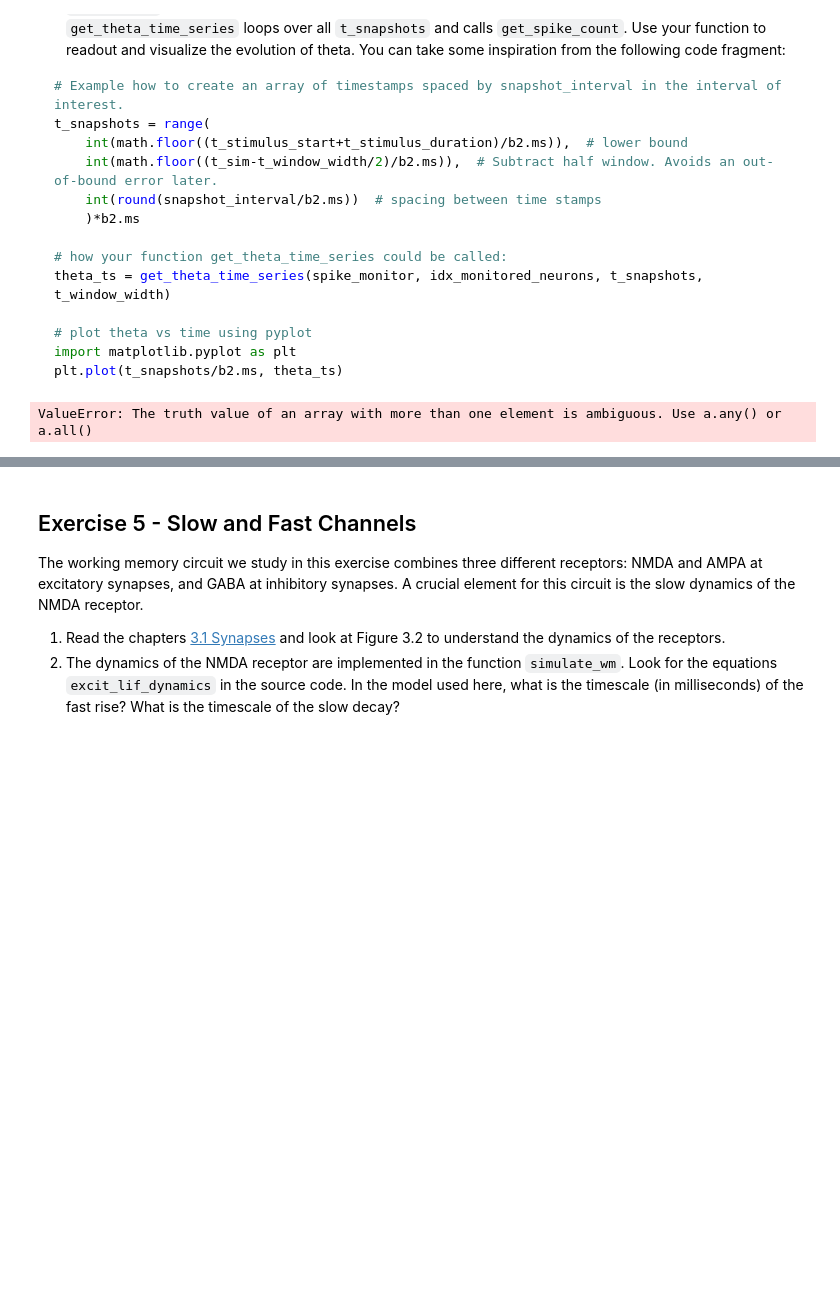
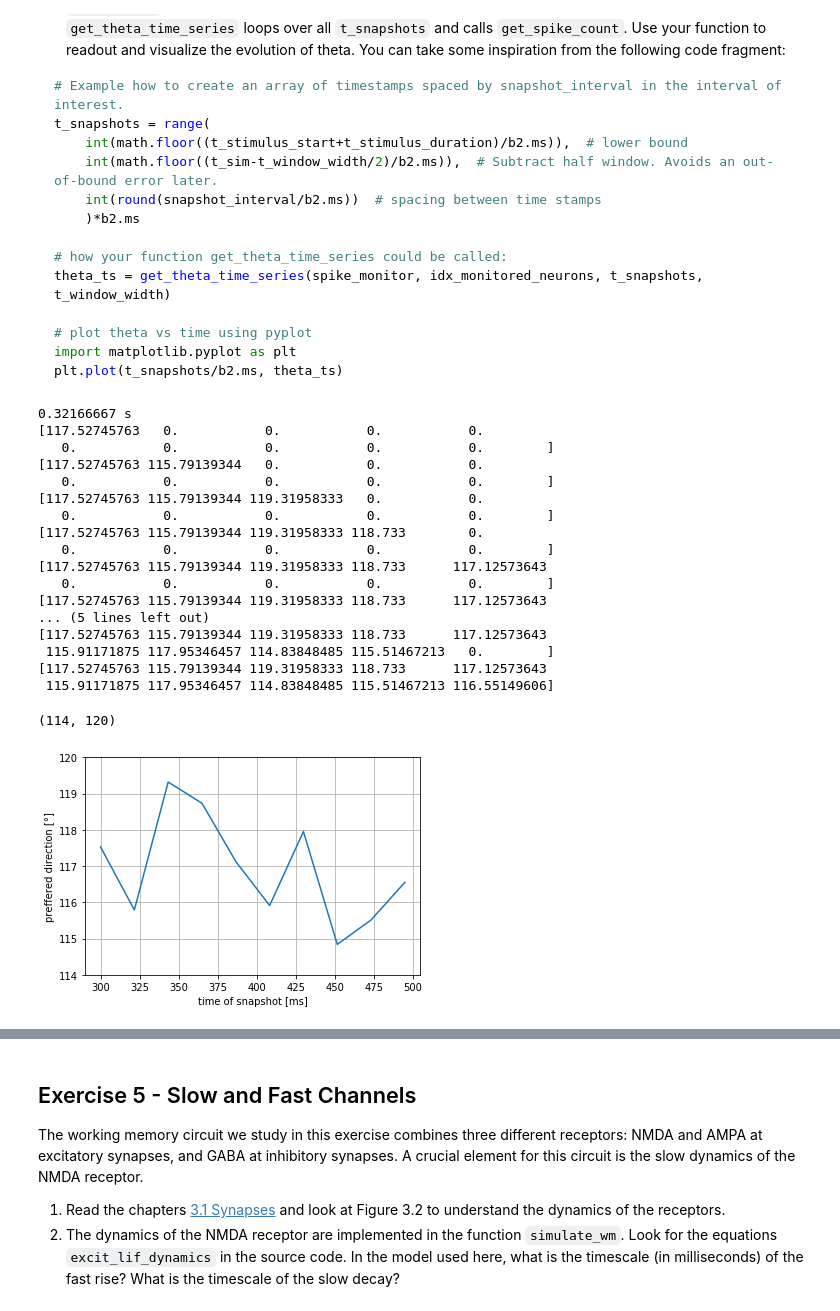
Before and after one commit to mackelab/msne-lsmlsda-2019, a Jupyter notebook: your-code/project3_MeMa/03_spatial_working_memory.ipynb, the cells around one changed output, grey strips where cells are left out. Drawn from its saved outputs; the diff is of its cells as text; code cells hidden in the pictures; blank space fills up the shorter version.

```diff
--- a/your-code/project3_MeMa/03_spatial_working_memory.ipynb
+++ b/your-code/project3_MeMa/03_spatial_working_memory.ipynb
@@ -699,31 +667,58 @@ plt.plot(t_snapshots/b2.ms, theta_ts)
 # %%
 def get_theta_time_series(spike_monitor, idx_monitored_neurons, t_snapshots, t_window_width):
     #get theta
+    nr_neurons = len(idx_monitored_neurons)
+    neuron_idx = np.linspace(0, nr_neurons, nr_neurons)
+    theta=np.zeros(len(t_snapshots))
     for i in range(0, len(t_snapshots)):
-        spike_counts = get_spike_count(spike_monitor, idx_monitored_neurons, t_snapshots-t_window_width/2, t_snapshots+t_window_width/2)
-        nr_neurons = len(idx_monitored_neurons)
-        neuron_idx = np.linspace(0, nr_neurons, nr_neurons)
+        spike_counts = get_spike_count(spike_monitor, idx_monitored_neurons, t_snapshots[i]-t_window_width/2, t_snapshots[i]+t_window_width/2)
         orientation = get_orientation(neuron_idx, nr_neurons)
-        theta[i] = np.sum((spike_counts/np.sum(spike_counts)*orientation))
+        theta[i] = np.sum((np.multiply(np.divide(spike_counts,np.sum(spike_counts)),orientation)))
+        #print(theta)
     return theta
 # %%
 # Example how to create an array of timestamps spaced by snapshot_interval in the interval of interest.
 import math as math
-
-#t_snapshots = range(
-#    int(math.floor((t_stimulus_start+t_stimulus_duration)/b2.ms)),  # lower bound
-#    int(math.floor((t_sim-t_window_width/2)/b2.ms)),  # Subtract half window. Avoids an out-of-bound error later.
-#    int(round(snapshot_interval/b2.ms))  # spacing between time stamps
-#    )*b2.ms
-t_snapshots = [200, 250]*b2.ms
+t_stimulus_start = 100*b2.ms
+t_stimulus_duration = 200*b2.ms
+sim_time = 500.*b2.ms
+snapshot_interval = 10
+t_snapshots = np.linspace(
+    int((t_stimulus_start+t_stimulus_duration)/b2.ms),
+    int((sim_time-t_window/2)/b2.ms),
+    np.round(snapshot_interval)
+    )*b2.ms
+print(t_snapshots[1])
 # how your function get_theta_time_series could be called:
 theta_ts = get_theta_time_series(spike_monitor_excit, idx_monitored_neurons_excit, t_snapshots, t_window)
 
 # plot theta vs time using pyplot
 import matplotlib.pyplot as plt
+plt.grid()
 plt.plot(t_snapshots/b2.ms, theta_ts)
+plt.xlabel('time of snapshot [ms]')
+plt.ylabel('preffered direction [°]')
+plt.ylim(114,120)
 # %% [output]
-ValueError: The truth value of an array with more than one element is ambiguous. Use a.any() or a.all()
+0.32166667 s
+[117.52745763   0.           0.           0.           0.
+   0.           0.           0.           0.           0.        ]
+[117.52745763 115.79139344   0.           0.           0.
+   0.           0.           0.           0.           0.        ]
+[117.52745763 115.79139344 119.31958333   0.           0.
+   0.           0.           0.           0.           0.        ]
+[117.52745763 115.79139344 119.31958333 118.733        0.
+   0.           0.           0.           0.           0.        ]
+[117.52745763 115.79139344 119.31958333 118.733      117.12573643
+   0.           0.           0.           0.           0.        ]
+[117.52745763 115.79139344 119.31958333 118.733      117.12573643
+... (5 lines left out)
+[117.52745763 115.79139344 119.31958333 118.733      117.12573643
+ 115.91171875 117.95346457 114.83848485 115.51467213   0.        ]
+[117.52745763 115.79139344 119.31958333 118.733      117.12573643
+ 115.91171875 117.95346457 114.83848485 115.51467213 116.55149606]
+(114, 120)
+[figure, added]
 # %% [markdown]
 ## Exercise 4 - Visualize the Diffusion of the Population Vector
 
```
Also changed, not shown: parts of 18 cells of this notebook.
